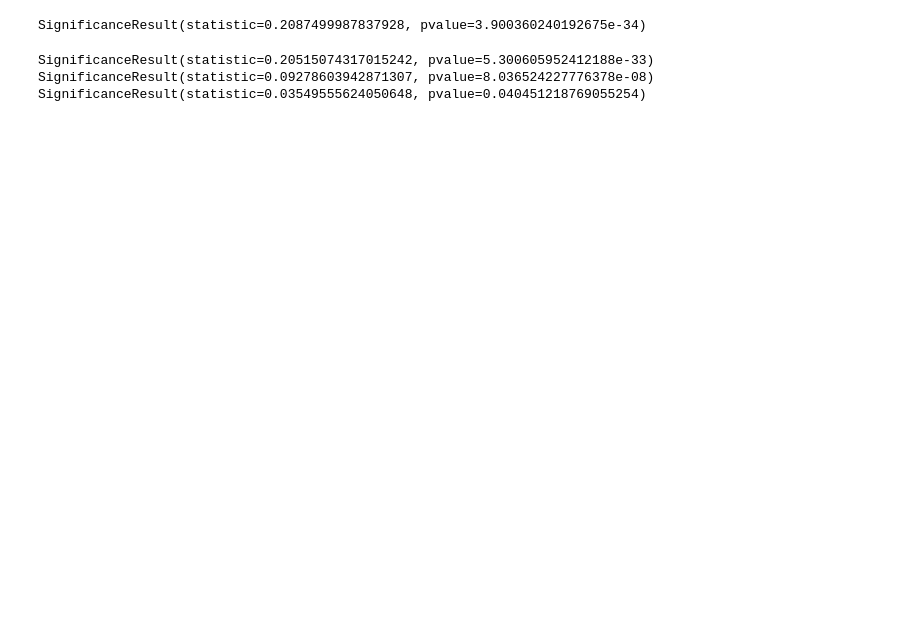
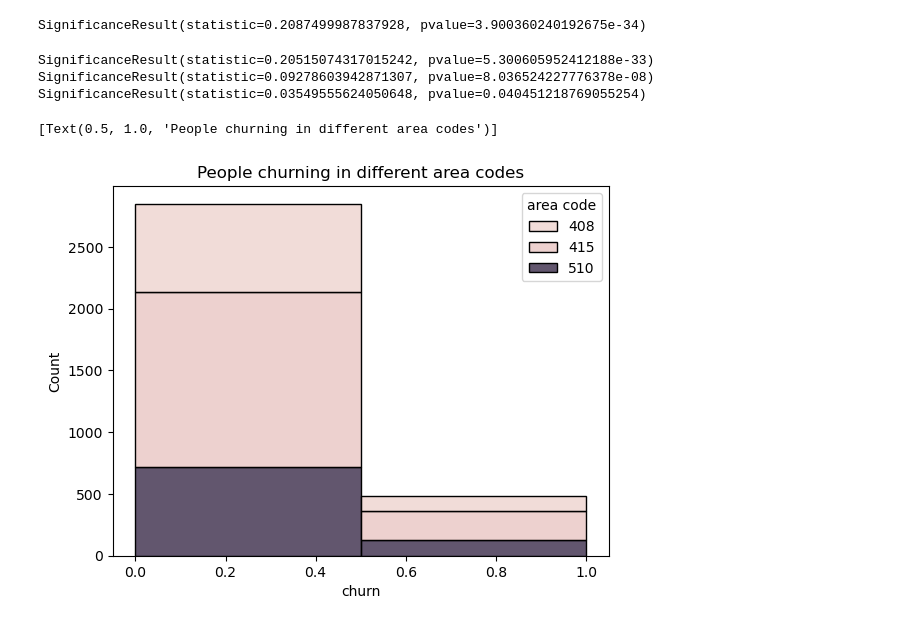
Before and after one commit to Kevan-Muthomi/PhaseThreeProject, a Jupyter notebook: index.ipynb, the cells around one changed output. Drawn from its saved outputs; the diff is of its cells as text; code cells hidden in the pictures; blank space fills up the shorter version.

```diff
--- a/index.ipynb
+++ b/index.ipynb
@@ -281,3 +280,8 @@ print(stats.pointbiserialr(df['churn'], df['total night charge']))
 SignificanceResult(statistic=0.20515074317015242, pvalue=5.300605952412188e-33)
 SignificanceResult(statistic=0.09278603942871307, pvalue=8.036524227776378e-08)
 SignificanceResult(statistic=0.03549555624050648, pvalue=0.040451218769055254)
+# %%
+sns.histplot(binwidth=0.5, x="churn", hue="area code", data=df, stat="count", multiple="stack").set(title="People churning in different area codes")
+# %% [output]
+[Text(0.5, 1.0, 'People churning in different area codes')]
+[figure, added]
```
Also changed, not shown: parts of 7 cells of this notebook.
